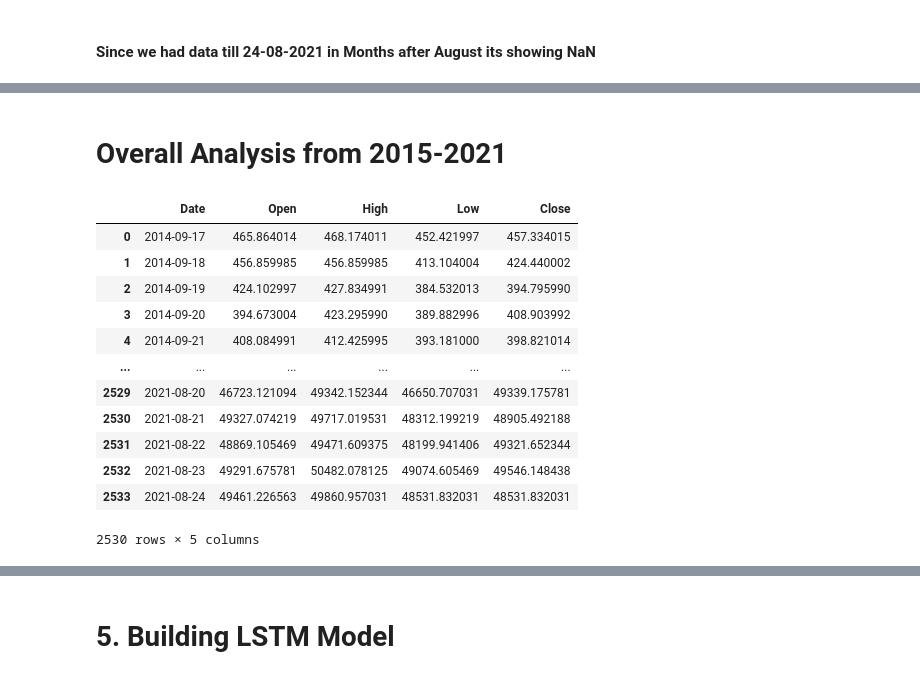
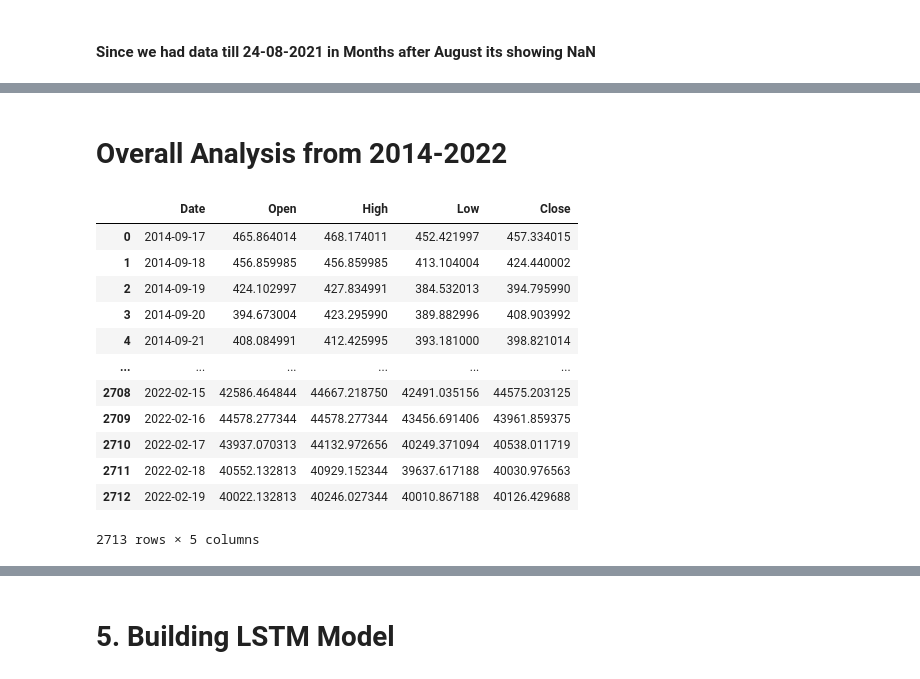
Before and after one commit to meetttttt/Bitcoin-Price-Prediction, a Jupyter notebook: bitcoin-price-prediction-using-lstm.ipynb, the cells around one changed output, grey strips where cells are left out. Saved outputs shown, nothing was run; the diff lists cells and outputs as text; code cells hidden in the pictures.

```diff
--- a/bitcoin-price-prediction-using-lstm.ipynb
+++ b/bitcoin-price-prediction-using-lstm.ipynb
@@ -57,5 +64,9 @@ from plotly.subplots import make_subplots
 # %%
-maindf=pd.read_csv('../input/bitcoin-stock-data-sept-17-2014-august-24-2021/BTC-USD.csv')
+# Load our dataset
+# Note it should be in same dir
+
+
+maindf=pd.read_csv('BTC-USD.csv')
 # %%
 print('Total number of days present in the dataset: ',maindf.shape[0])
 print('Total number of fields present in the dataset: ',maindf.shape[1])
@@ -128,2 +137,6 @@ NA values: True
 # %%
-maindf=maindf.dropna()
+# If dataset had null values we can use this code to drop all the null values present in the dataset
+
+# maindf=maindf.dropna()
+# print('Null Values:',maindf.isnull().values.sum())
+# print('NA values:',maindf.isnull().values.any())
@@ -157,0 +167,7 @@ Ending Date 2021-08-24
+# %%
+maindf['Date'] = pd.to_datetime(maindf['Date'], format='%Y-%m-%d')
+
+y_2014 = maindf.loc[(maindf['Date'] >= '2014-09-17')
+                     & (maindf['Date'] < '2014-12-31')]
+
+y_2014.drop(y_2014[['Adj Close','Volume']],axis=1)
@@ -901,0 +1025,7 @@ fig.show()
+# %%
+maindf['Date'] = pd.to_datetime(maindf['Date'], format='%Y-%m-%d')
+
+y_2022 = maindf.loc[(maindf['Date'] >= '2022-01-01')
+                     & (maindf['Date'] < '2022-02-19')]
+
+y_2022.drop(y_2015[['Adj Close','Volume']],axis=1)
@@ -902,26 +1133,26 @@ fig.show()
 # %% [markdown]
-# Overall Analysis from 2015-2021
+# Overall Analysis from 2014-2022
 # %%
 maindf['Date'] = pd.to_datetime(maindf['Date'], format='%Y-%m-%d')
 
 y_overall = maindf.loc[(maindf['Date'] >= '2014-09-17')
-                     & (maindf['Date'] <= '2021-08-24')]
+                     & (maindf['Date'] <= '2022-02-19')]
 
 y_overall.drop(y_overall[['Adj Close','Volume']],axis=1)
 # %% [output]
 |  | Date | Open | High | Low | Close |
 | 0 | 2014-09-17 | 465.864014 | 468.174011 | 452.421997 | 457.334015 |
 | 1 | 2014-09-18 | 456.859985 | 456.859985 | 413.104004 | 424.440002 |
 | 2 | 2014-09-19 | 424.102997 | 427.834991 | 384.532013 | 394.795990 |
 | 3 | 2014-09-20 | 394.673004 | 423.295990 | 389.882996 | 408.903992 |
 | 4 | 2014-09-21 | 408.084991 | 412.425995 | 393.181000 | 398.821014 |
 | ... | ... | ... | ... | ... | ... |
-| 2529 | 2021-08-20 | 46723.121094 | 49342.152344 | 46650.707031 | 49339.175781 |
-| 2530 | 2021-08-21 | 49327.074219 | 49717.019531 | 48312.199219 | 48905.492188 |
-| 2531 | 2021-08-22 | 48869.105469 | 49471.609375 | 48199.941406 | 49321.652344 |
-| 2532 | 2021-08-23 | 49291.675781 | 50482.078125 | 49074.605469 | 49546.148438 |
-| 2533 | 2021-08-24 | 49461.226563 | 49860.957031 | 48531.832031 | 48531.832031 |
+| 2708 | 2022-02-15 | 42586.464844 | 44667.218750 | 42491.035156 | 44575.203125 |
+| 2709 | 2022-02-16 | 44578.277344 | 44578.277344 | 43456.691406 | 43961.859375 |
+| 2710 | 2022-02-17 | 43937.070313 | 44132.972656 | 40249.371094 | 40538.011719 |
+| 2711 | 2022-02-18 | 40552.132813 | 40929.152344 | 39637.617188 | 40030.976563 |
+| 2712 | 2022-02-19 | 40022.132813 | 40246.027344 | 40010.867188 | 40126.429688 |
-2530 rows × 5 columns
+2713 rows × 5 columns
 # %%
 monthvise= y_overall.groupby(y_overall['Date'].dt.strftime('%B'))[['Open','Close']].mean()
 new_order = ['January', 'February', 'March', 'April', 'May', 'June', 'July', 'August',
```
Also changed, not shown: parts of 64 cells of this notebook, 1 other file.
